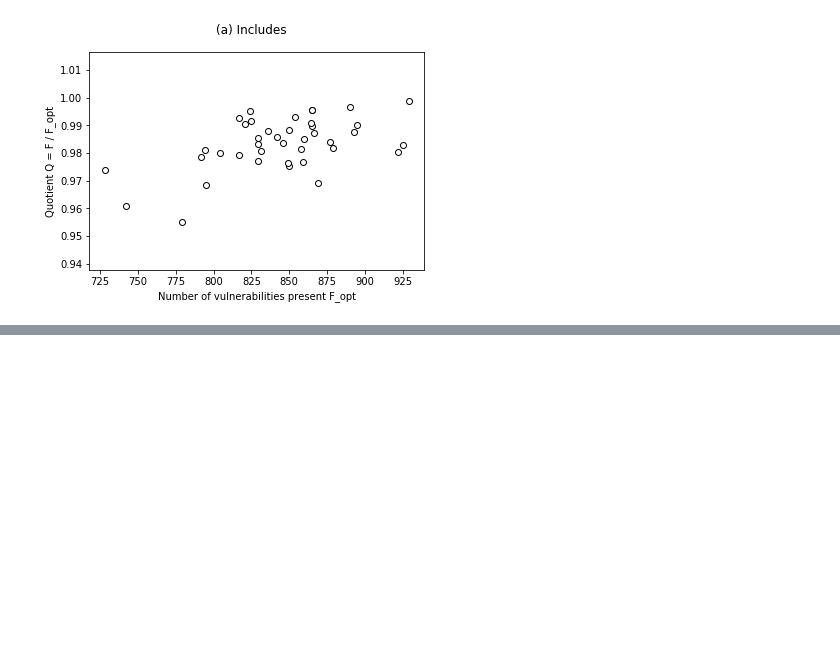
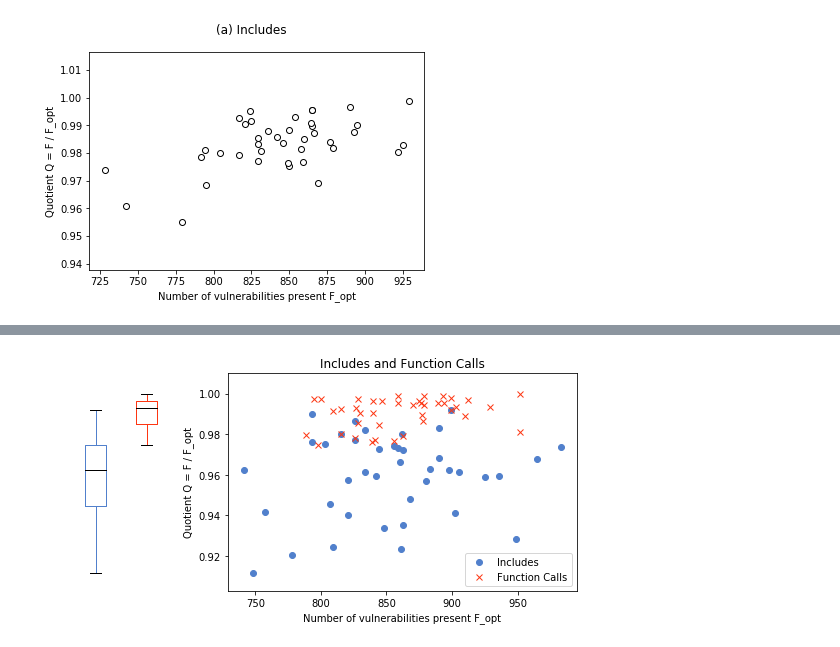
Before and after one commit to jwalden/vulture-replication, a Jupyter notebook: notebooks/Results-History-Ranking.ipynb, the cells around one changed output, grey strips where cells are left out. Saved outputs shown, nothing was run; the diff lists cells and outputs as text; code cells hidden in the pictures; blank space fills up the shorter version.

Commit message:
run both ranking scripts

```diff
--- a/notebooks/Results-History-Ranking.ipynb
+++ b/notebooks/Results-History-Ranking.ipynb
@@ -81,3 +81,93 @@ print('Average Quotient of {} Experiments: {}'.format(experiments_count, quotien
 39 - f_opt: 849.0, quotient: 0.976442873969
 Average Quotient of 40 Experiments: 0.983401471246
 [figure]
+# %%
+%matplotlib inline
+
+from imports.matrix_helper import MatrixHelper
+from imports.prediction_helper import PredictionHelper
+import matplotlib.pyplot as plt
+import numpy as np
+from prettytable import PrettyTable
+
+matrix_helper = MatrixHelper()
+experiments_count = 40
+
+features = [('incl', 'Includes', 'o', '#5180cc'), ('calls', 'Function Calls', 'x', '#FD3612')]
+quotient_lists = {}
+f_opt_lists = {}
+
+for feature in features:
+    # read pickle
+    matrices = matrix_helper.load_from_parse('data/matrices/matrix_reg_{}_history.pickle'.format(feature[0]))
+    quotient_lists[feature[0]] = []
+    f_opt_lists[feature[0]] = []
+
+    for i in range(experiments_count):
+        print '{:20}: {:2}/{:2}\r'.format(feature[1], i+1, experiments_count),
+
+        # Instantiate Prediction Helper Class and predict values for compare matrix
+        prediction_helper = PredictionHelper()
+        prediction_helper.calculate_validation_compare_matrix(matrices, sampling_factor=(2.0/3), model_type='SVR')
+
+        # get the compare matrix twice:
+        # Once sorted according to the PREDICTED number of vulnerabilities
+        # Once sorted according to the ACTUAL number of vulnerabilities
+        compare_matrix_sorted_predicted = prediction_helper.get_compare_matrix_sorted()
+        compare_matrix_sorted_actual = prediction_helper.get_compare_matrix_sorted(reference_column=2)
+
+        # Crop first 1% of both matrices
+        relevant_samples_count = 30 #int(round(0.01 * len(compare_matrix_sorted_predicted)))
+        compare_matrix_sorted_predicted = compare_matrix_sorted_predicted[range(relevant_samples_count)]
+        compare_matrix_sorted_actual = compare_matrix_sorted_actual[range(relevant_samples_count)]
+
+        # Sum up the actual number of vulnerabilities in both matrices
+        f = sum(np.array(compare_matrix_sorted_predicted[:, 2], dtype='f'))
+        f_opt = sum(np.array(compare_matrix_sorted_actual[:, 2], dtype='f'))
+
+        f_opt_lists[feature[0]].append(f_opt)
+        quotient_lists[feature[0]].append(f / f_opt)
+    print
+
+
+ymin = min([min(quotient_lists[list]) for list in quotient_lists])
+ymax = max([max(quotient_lists[list]) for list in quotient_lists])
+
+fig = plt.figure(figsize=(9, 4))
+
+for i, feature in enumerate(features):
+    ax = plt.subplot2grid((1, 10), (0, i))
+    boxprops = dict(color=feature[3])
+    flierprops = dict(markerfacecolor=feature[3],markeredgecolor=feature[3], marker=feature[2])
+    whiskerprops = dict(color=feature[3])
+    medianprops = dict(color='black')
+    plt.boxplot(quotient_lists[feature[0]], flierprops=flierprops, whiskerprops=whiskerprops, boxprops=boxprops, medianprops=medianprops, widths=(0.5))
+    plt.ylim(ymin=ymin/1.01, ymax=ymax*1.01)
+    plt.axis('off')
+
+ax = plt.subplot2grid((1, 10), (0, 3), colspan=7)
+for feature in features:
+    plt.scatter(f_opt_lists[feature[0]], quotient_lists[feature[0]], edgecolor=feature[3], linewidth='1', facecolor=feature[3], marker=feature[2], label=feature[1])
+
+plt.xlabel('Number of vulnerabilities present F_opt')
+plt.ylabel('Quotient Q = F / F_opt')
+plt.ylim(ymin=ymin/1.01, ymax=ymax*1.01)
+plt.legend(loc=4)
+ax.set_title('Includes and Function Calls')
+
+fig.savefig('ranking-history.pdf')
+
+
+# print
+print('==================================')
+table = PrettyTable(['Features', 'Quotient avg', 'Quotient standard deviation'])
+table.align["Features"] = "l"
+for feature in features:
+    quotient_average = '{:.2f}'.format(sum(quotient_lists[feature[0]]) / float(len(quotient_lists[feature[0]])))
+    quotient_sd = '{:.3f}'.format(np.std(quotient_lists[feature[0]]))
+
+
+    table.add_row([feature[1], quotient_average, quotient_sd])
+print(table)
+print('==================================')
+# %% [output]
@@ -83,0 +184 @@ Average Quotient of 40 Experiments: 0.983401471246
+[figure, added]
```
Also changed, not shown: parts of 1 cell of this notebook, 1 other file.
